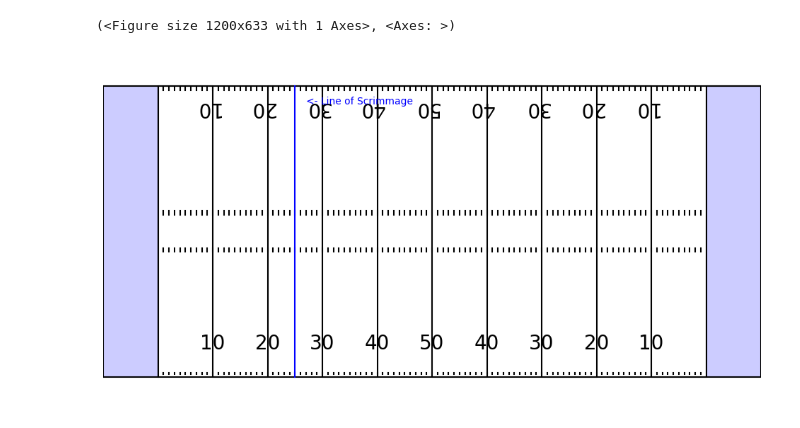
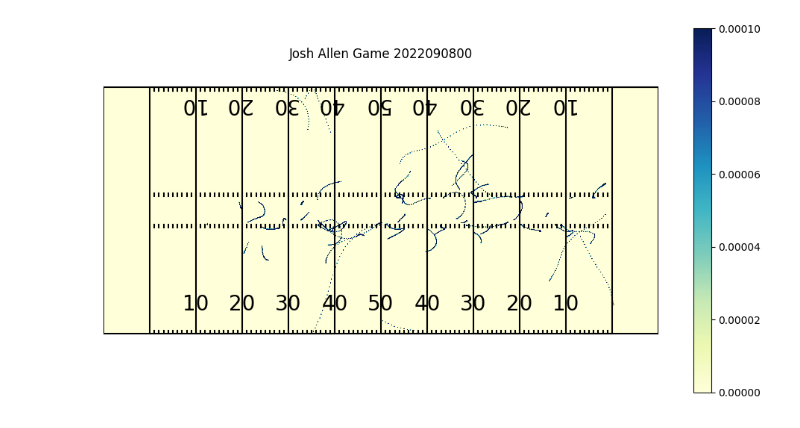
Before and after one commit to AdrianMelendez/nfl_data_analytics, a Jupyter notebook: notebook.ipynb, the cells around one changed output. Cells and saved outputs as stored; diff of their text form; code cells hidden in the pictures.

Commit message:
Tracks from a given player and game with heatmap

```diff
--- a/notebook.ipynb
+++ b/notebook.ipynb
@@ -26,5 +8,22 @@ plays_df.sort_values(by=["gameId", "playId"])
-# %%
-module.create_football_field(highlight_line_number=25, highlight_line=True)
-# %% [output]
-(<Figure size 1200x633 with 1 Axes>, <Axes: >)
-[figure, removed]
+# %%
+data_path = "data/"
+player_name = "Josh Allen"
+gameId = 2022090800
+all_positions = module.get_positions_from_players_in_game(data_path, player_name, gameId)
+x_marks = np.arange(0,120,0.1)
+y_marks = np.arange(0,53.3,0.1)
+field_matrix = np.zeros((len(x_marks), len(y_marks)))
+for _, position in all_positions.iterrows():
+    try:
+        field_matrix[int(np.floor(position["x"]*10)),int(np.floor(position["y"]*10))] += 1
+    except IndexError:
+        continue
+field_matrix = field_matrix/field_matrix.sum()
+fig, ax = module.create_football_field()
+plt.imshow(field_matrix.T, cmap="YlGnBu", origin="lower", extent=[-0.1,119.9,-0.1,53,2])
+plt.colorbar()
+plt.clim(0, 1e-4)
+plt.title("Josh Allen Game 2022090800")
+plt.show()
+# %% [output]
+[figure, added]
```
Also changed, not shown: parts of 3 cells of this notebook, 1 other file.
